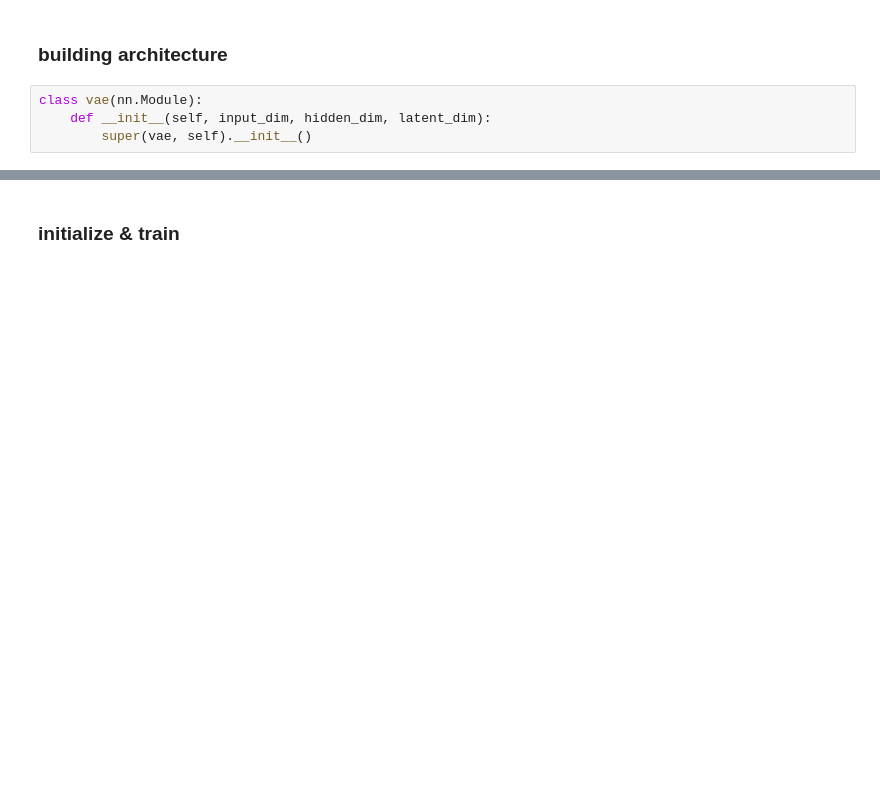
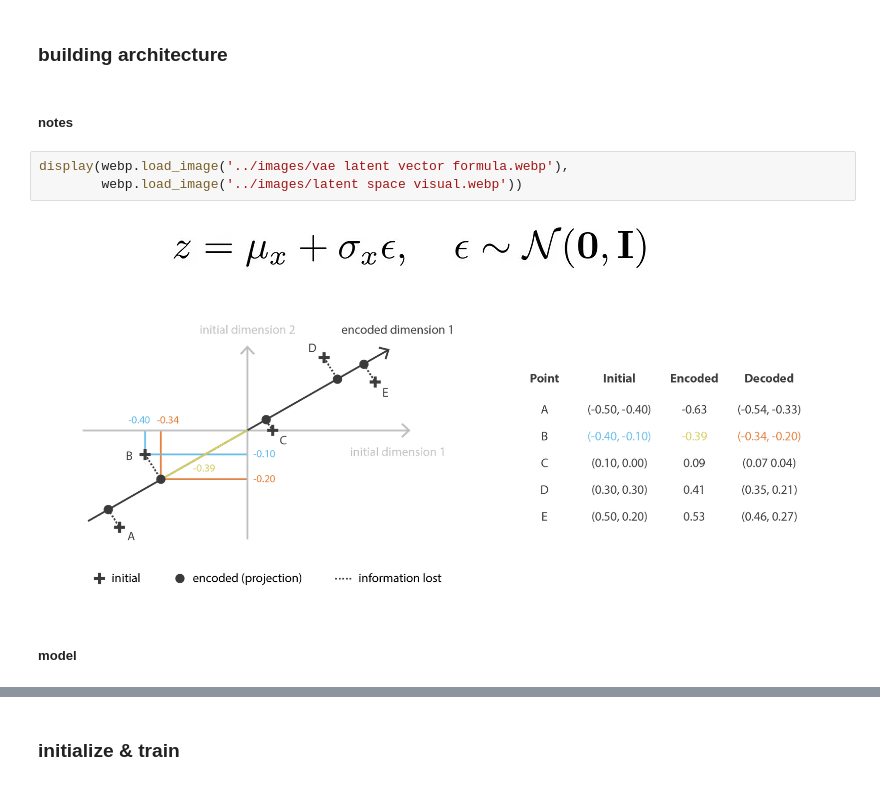
Before and after one commit to emmabacarra/cmbresearch, a Jupyter notebook: autoencoder practice/my vae.ipynb, the cells around one changed output, grey strips where cells are left out. Saved outputs shown, nothing was run; the diff lists cells and outputs as text; blank space fills up the shorter version.

```diff
--- a/autoencoder practice/my vae.ipynb
+++ b/autoencoder practice/my vae.ipynb
@@ -49,6 +66,12 @@ gpu = torch.device("cuda" if torch.cuda.is_available() else "cpu")
 # %% [markdown]
 ### building architecture
-# %%
-class vae(nn.Module):
-    def __init__(self, input_dim, hidden_dim, latent_dim):
-        super(vae, self).__init__()
+# %% [markdown]
+##### notes
+# %%
+display(webp.load_image('../images/vae latent vector formula.webp'),
+        webp.load_image('../images/latent space visual.webp'))
+# %% [output]
+[figure, added]
+[figure, added]
+# %% [markdown]
+##### model
```
Also changed, not shown: parts of 16 cells of this notebook, 3 other files.
